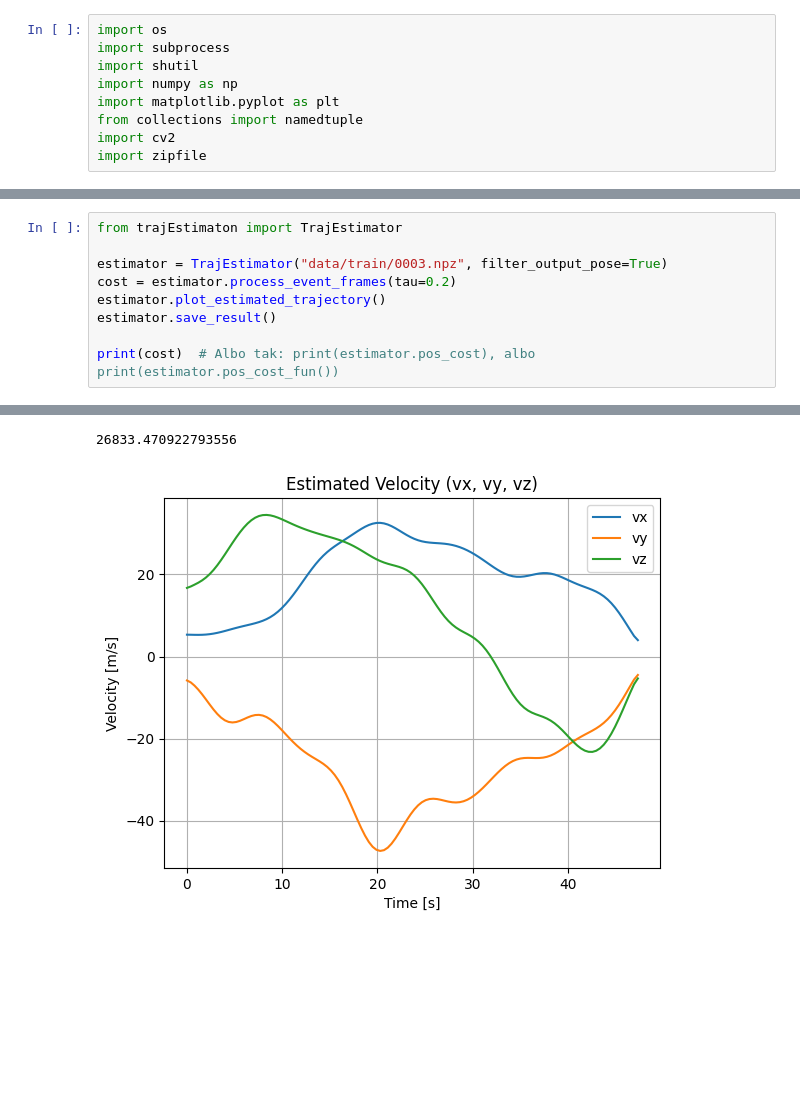
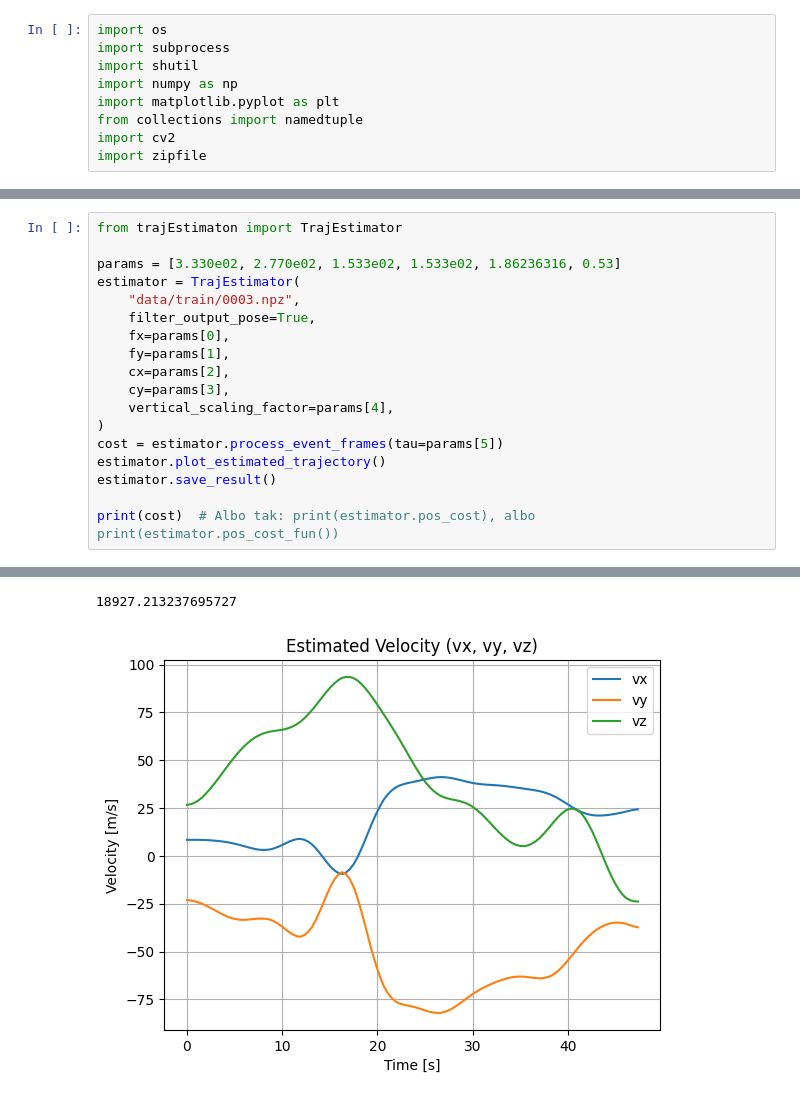
Before and after one commit to jrosa02/ZAW-Projekt, a Jupyter notebook: main.ipynb, the cells around one changed output, grey strips where cells are left out. Drawn from its saved outputs; the diff is of its cells as text; blank space fills up the shorter version.

Commit message:
added optimizing parameters

```diff
--- a/main.ipynb
+++ b/main.ipynb
@@ -75,8 +75,17 @@ To są wartości ogniskowych dla różnych soczewek na podstawie FOV z dokumenta
 # %%
 from trajEstimaton import TrajEstimator
 
-estimator = TrajEstimator("data/train/0003.npz", filter_output_pose=True)
-cost = estimator.process_event_frames(tau=0.2)
+params = [3.330e02, 2.770e02, 1.533e02, 1.533e02, 1.86236316, 0.53]
+estimator = TrajEstimator(
+    "data/train/0003.npz",
+    filter_output_pose=True,
+    fx=params[0],
+    fy=params[1],
+    cx=params[2],
+    cy=params[3],
+    vertical_scaling_factor=params[4],
+)
+cost = estimator.process_event_frames(tau=params[5])
 estimator.plot_estimated_trajectory()
 estimator.save_result()
 
@@ -86,2 +95,2 @@ print(cost)  # Albo tak: print(estimator.pos_cost), albo print(estimator.pos_cos
-26833.470922793556
+18927.213237695727
-[figure, old version]
+[figure, new version]
```
Also changed, not shown: parts of 3 cells of this notebook, 3 other files.
